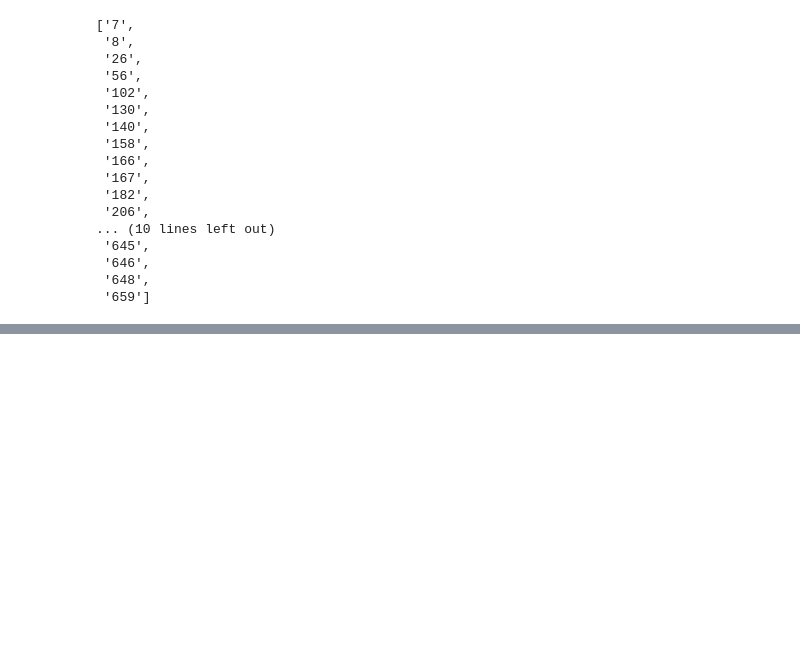
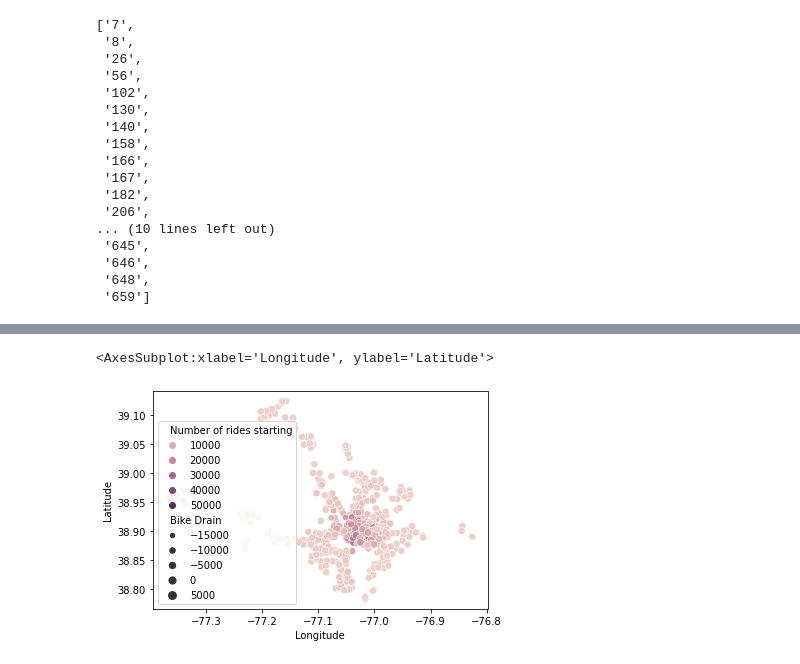
Before and after one commit to beugi19/Capital-Bikeshare, a Jupyter notebook: bike3.ipynb, the cells around one changed output, grey strips where cells are left out. Saved outputs shown, nothing was run; the diff lists cells and outputs as text; code cells hidden in the pictures; blank space fills up the shorter version.

```diff
--- a/bike3.ipynb
+++ b/bike3.ipynb
@@ -44,0 +192,5 @@ empty_stat
+# %%
+sns.scatterplot(data=df_lats, y='Latitude', x='Longitude', hue='Number of rides starting', size='Bike Drain')
+# %% [output]
+<AxesSubplot:xlabel='Longitude', ylabel='Latitude'>
+[figure, added]
```
Also changed, not shown: parts of 16 cells of this notebook, 1 other file.
